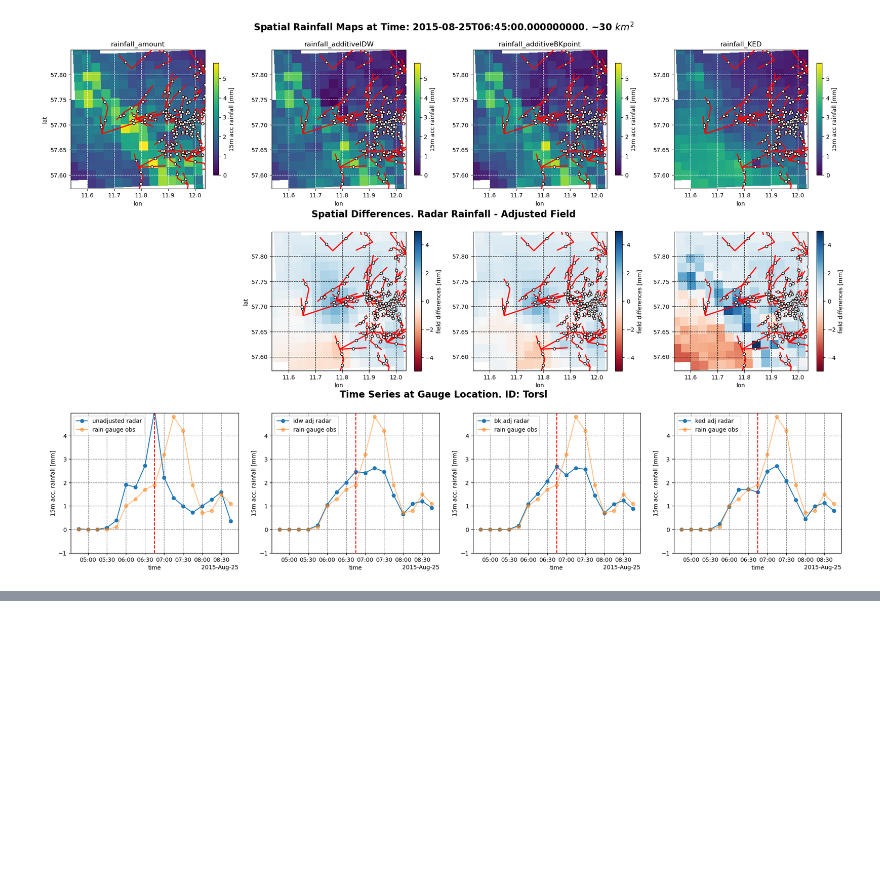
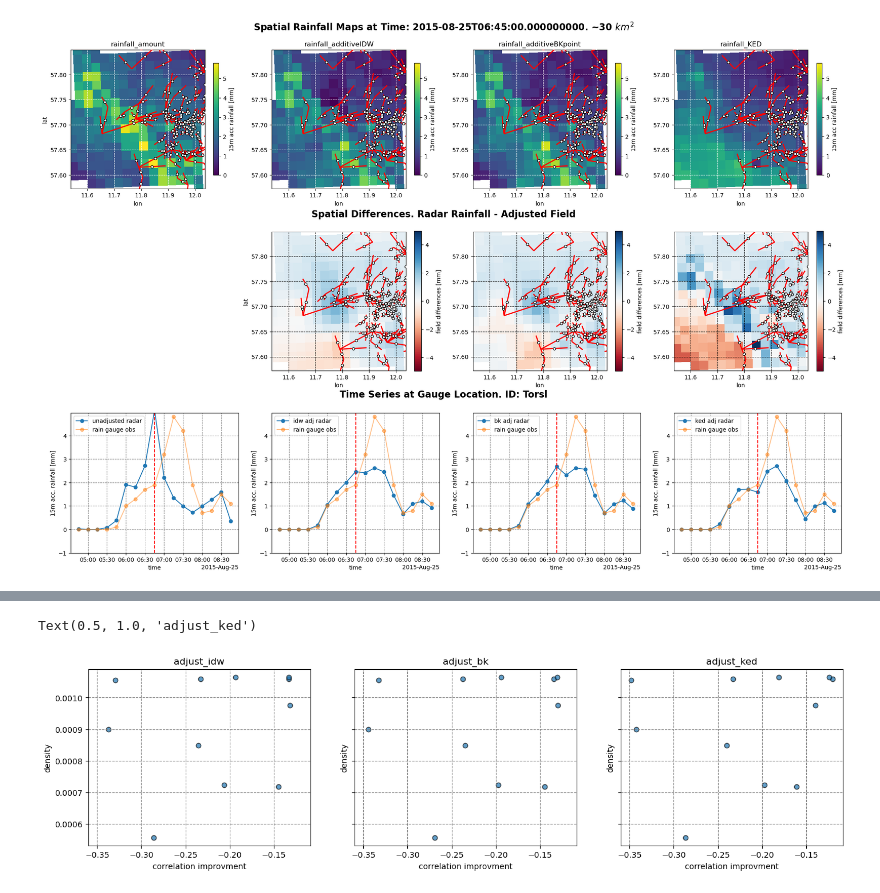
Before and after one commit to EliaCovi/radar_adjustment_intercomparison, a Jupyter notebook: 4_adjustment_analysis.ipynb, the cells around one changed output, grey strips where cells are left out. Cells and saved outputs as stored; diff of their text form; code cells hidden in the pictures; blank space fills up the shorter version.

```diff
--- a/4_adjustment_analysis.ipynb
+++ b/4_adjustment_analysis.ipynb
@@ -945,0 +1020,23 @@ for sid in selids:
+# %%
+fig, ax = plt.subplots(1, 3, figsize=(17, 4), sharex=True, sharey=True)
+
+rad_CORR = xr.corr(ds_gauges.rainfall_amount, ds_gauges.rainfall_radar, dim='time' )
+idw_CORR = xr.corr(ds_gauges.rainfall_amount, ds_gauges.adjust_idw, dim='time' )
+bk_CORR = xr.corr(ds_gauges.rainfall_amount, ds_gauges.adjust_bk, dim='time' )
+ked_CORR = xr.corr(ds_gauges.rainfall_amount, ds_gauges.adjust_ked, dim='time' )
+
+ax[0].scatter(rad_CORR - idw_CORR, ds_gauges.density.values, edgecolor='black', alpha=.7)
+ax[1].scatter(rad_CORR - bk_CORR, ds_gauges.density.values, edgecolor='black', alpha=.7)
+ax[2].scatter(rad_CORR - ked_CORR, ds_gauges.density.values, edgecolor='black', alpha=.7)
+
+for i in range(3):
+    ax[i].set_ylabel('density')
+    ax[i].set_xlabel('correlation improvment')
+    ax[i].grid(linestyle='--', color='gray')
+
+ax[0].set_title('adjust_idw')
+ax[1].set_title('adjust_bk')
+ax[2].set_title('adjust_ked')
+# %% [output]
+Text(0.5, 1.0, 'adjust_ked')
+[figure, added]
```
Also changed, not shown: parts of 4 cells of this notebook.
